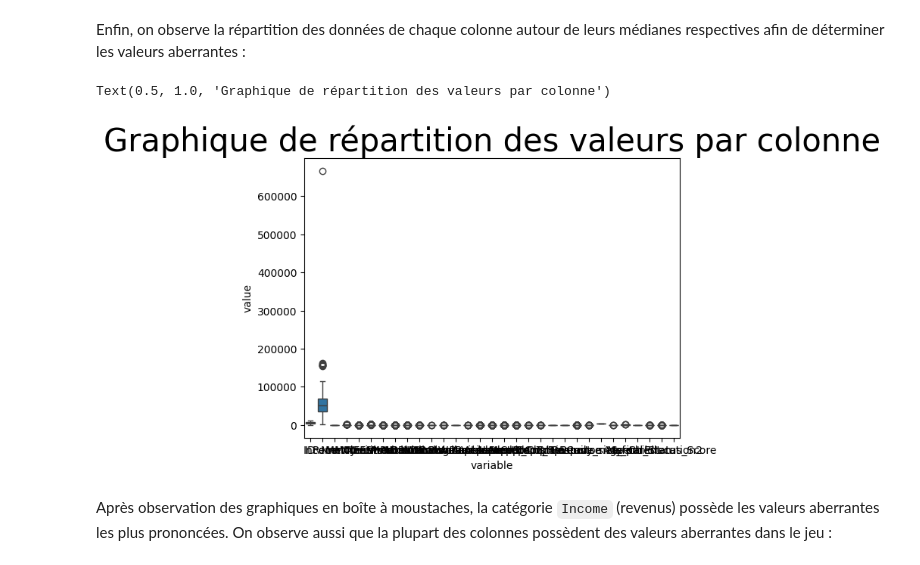
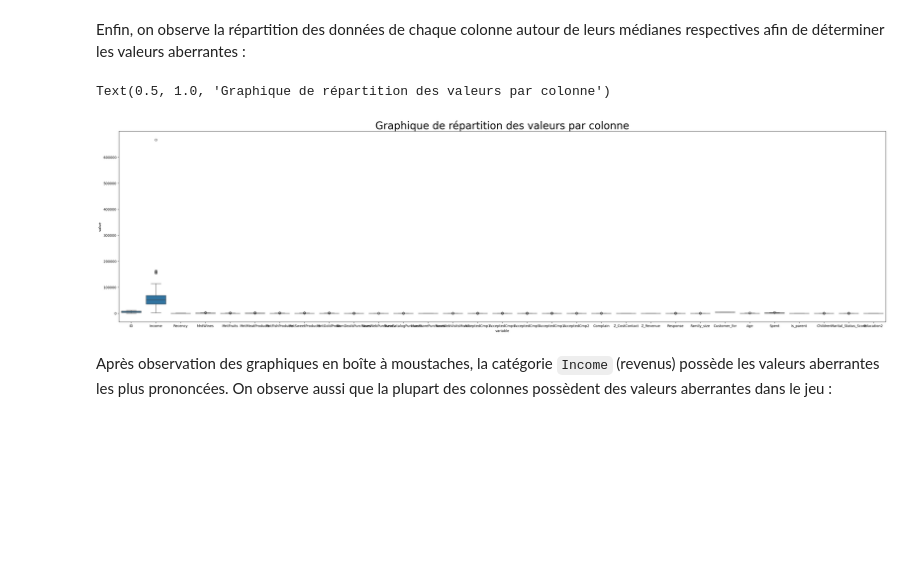
Before and after one commit to MattisFernandez/Rush05, a Jupyter notebook: Notebook.ipynb, the cells around one changed output. Cells and saved outputs as stored; diff of their text form; code cells hidden in the pictures; blank space fills up the shorter version.

```diff
--- a/Notebook.ipynb
+++ b/Notebook.ipynb
@@ -121,11 +104,12 @@ data_encoded.head()
 # %% [markdown]
 Enfin, on observe la répartition des données de chaque colonne autour de leurs médianes respectives afin de déterminer les valeurs aberrantes :
 # %%
+rcParams['figure.figsize'] = 40, 10
 sns.boxplot(x='variable', y='value', data=pd.melt(data_encoded))
 plt.title("Graphique de répartition des valeurs par colonne", fontsize=30)
 # %% [output]
 Text(0.5, 1.0, 'Graphique de répartition des valeurs par colonne')
-[figure, old version]
+[figure, new version]
 # %% [markdown]
 Après observation des graphiques en boîte à moustaches, la catégorie `Income` (revenus) possède les valeurs aberrantes les plus prononcées. On observe aussi que la plupart des colonnes possèdent des valeurs aberrantes dans le jeu :
 # %%
```
Also changed, not shown: parts of 2 cells of this notebook.
